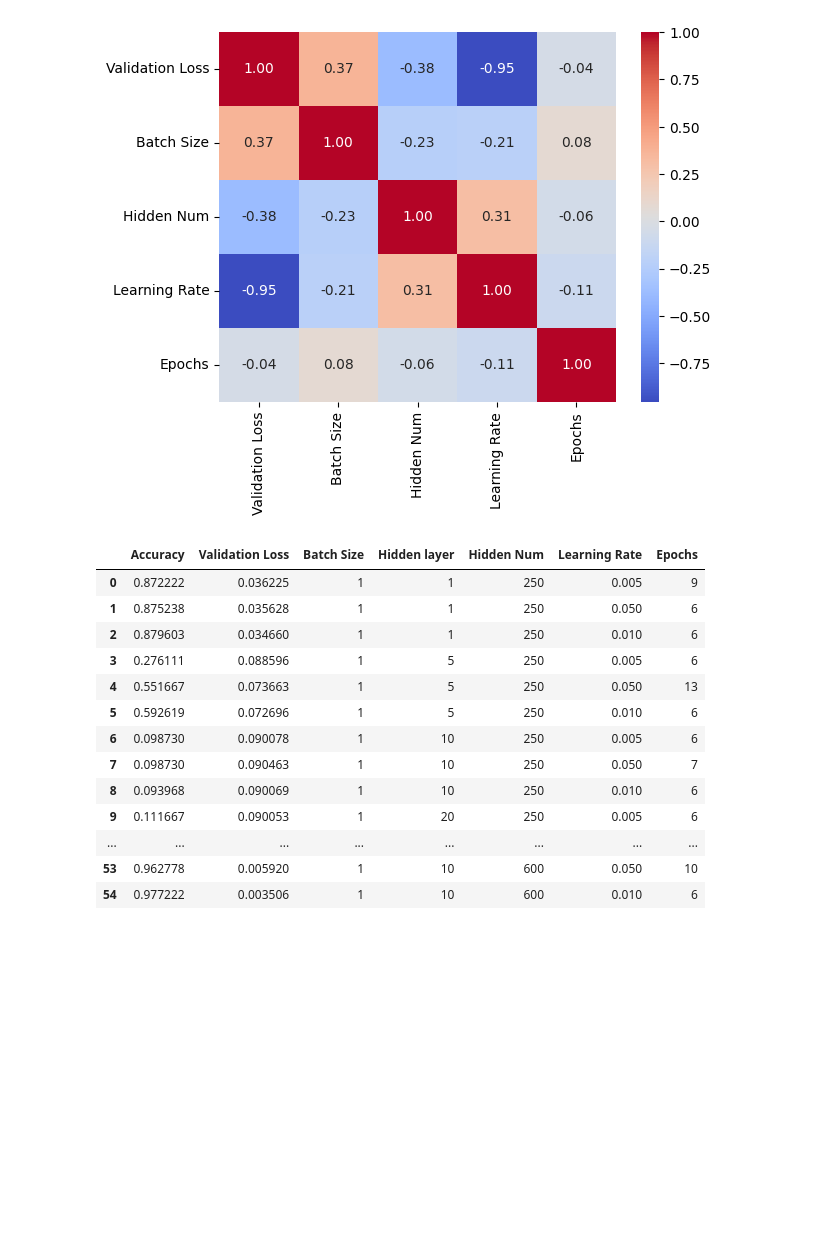
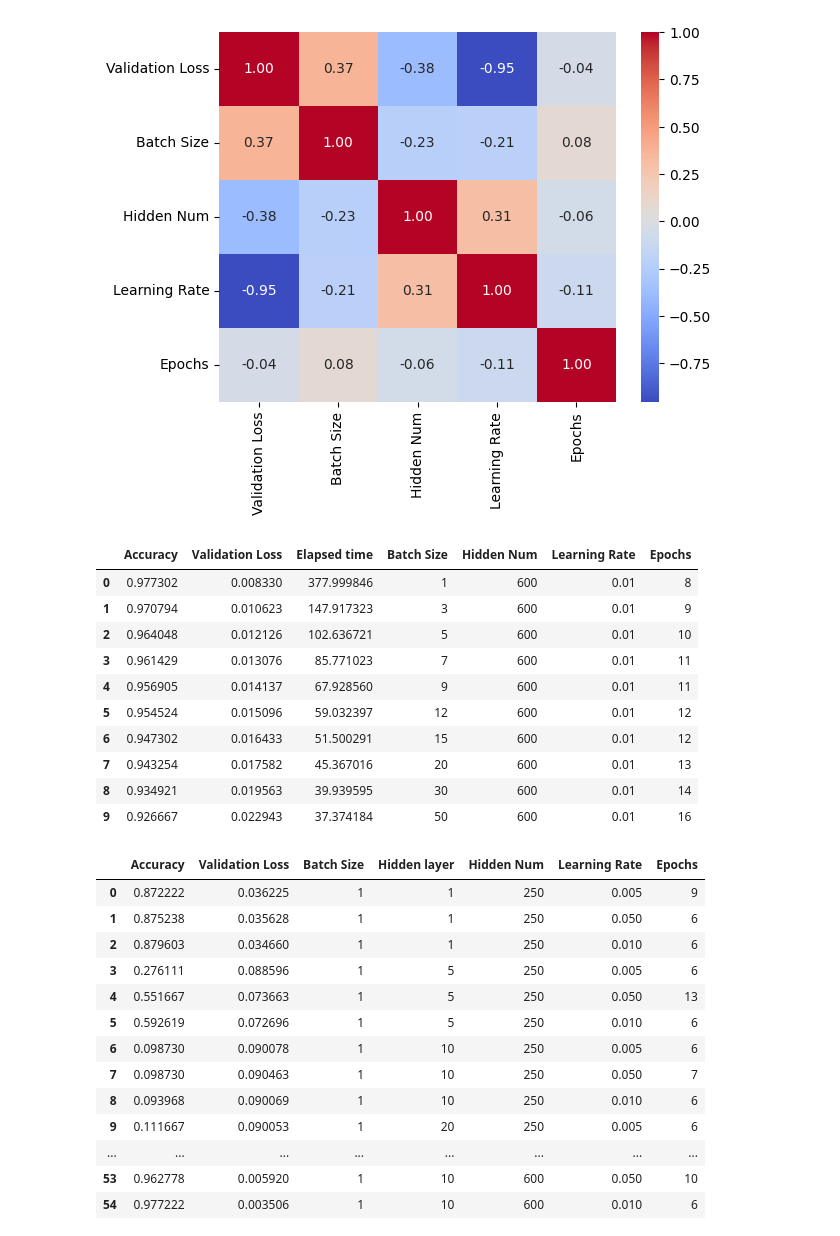
Before and after one commit to adesbx/Introduction-to-deep-learning, a Jupyter notebook: VariableCorrelationAnalysis.ipynb, the cells around one changed output. Drawn from its saved outputs; the diff is of its cells as text; code cells hidden in the pictures; blank space fills up the shorter version.

Commit message:
Explain the impact of batch size

```diff
--- a/VariableCorrelationAnalysis.ipynb
+++ b/VariableCorrelationAnalysis.ipynb
@@ -70,3 +70,19 @@ sns.heatmap(correlation, annot=True, cmap="coolwarm", fmt=".2f")
 # %% [output]
 <Axes: >
 [figure]
+# %%
+df = pd.read_csv("dataV2.csv")
+df = df[0:10]
+df
+# %% [output]
+|  | Accuracy | Validation Loss | Elapsed time | Batch Size | Hidden Num | Learning Rate | Epochs |
+| 0 | 0.977302 | 0.008330 | 377.999846 | 1 | 600 | 0.01 | 8 |
+| 1 | 0.970794 | 0.010623 | 147.917323 | 3 | 600 | 0.01 | 9 |
+| 2 | 0.964048 | 0.012126 | 102.636721 | 5 | 600 | 0.01 | 10 |
+| 3 | 0.961429 | 0.013076 | 85.771023 | 7 | 600 | 0.01 | 11 |
+| 4 | 0.956905 | 0.014137 | 67.928560 | 9 | 600 | 0.01 | 11 |
+| 5 | 0.954524 | 0.015096 | 59.032397 | 12 | 600 | 0.01 | 12 |
+| 6 | 0.947302 | 0.016433 | 51.500291 | 15 | 600 | 0.01 | 12 |
+| 7 | 0.943254 | 0.017582 | 45.367016 | 20 | 600 | 0.01 | 13 |
+| 8 | 0.934921 | 0.019563 | 39.939595 | 30 | 600 | 0.01 | 14 |
+| 9 | 0.926667 | 0.022943 | 37.374184 | 50 | 600 | 0.01 | 16 |
```
Also changed, not shown: parts of 2 cells of this notebook, 6 other files.
